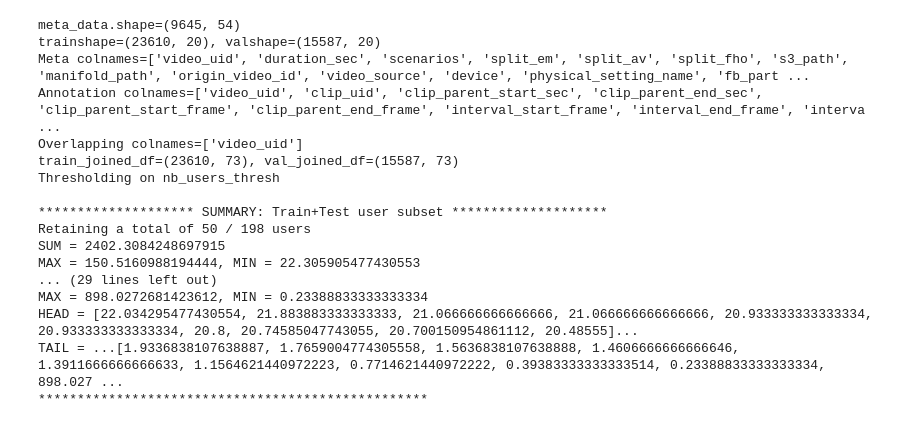
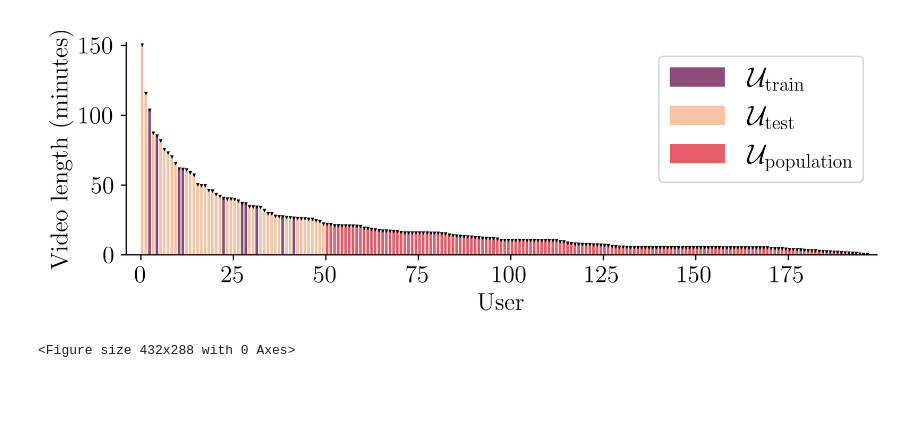
Before and after one commit to facebookresearch/EgocentricUserAdaptation, a Jupyter notebook: notebooks/plot_ego4d_stats.ipynb, the cells around one changed output. Cells and saved outputs as stored; diff of their text form; code cells hidden in the pictures; blank space fills up the shorter version.

```diff
--- a/notebooks/plot_ego4d_stats.ipynb
+++ b/notebooks/plot_ego4d_stats.ipynb
@@ -18,6 +18,10 @@ plt.rcParams['font.family'] = 'DeJavu Serif'
 plt.rcParams['font.serif'] = ['Times New Roman']
 plt.rcParams['font.size'] = 16
 # plt.rcParams.update(**font)
+
+# Use latex in mpl
+plt.rcParams['text.usetex'] = True
+plt.rcParams['text.latex.preamble'] = r'\usepackage{amsmath}' #for \text command
 
 parser = argparse.ArgumentParser(description="User split for ego4d LTA task.")
 parser.add_argument(
@@ -57,7 +61,7 @@ parser.add_argument(
 parser.add_argument(
     "--p_output_dir",
     help="Parent dir to output timestamped dir including plots and json splits.",
-    default="../imgs/notebooks",
+    default="../imgs/notebooks_new",
     type=str,
 )
 parser.add_argument(
@@ -205,26 +209,26 @@ def generate_usersplit_from_trainval(
     title = "Sum of clip video lengths (min) per user"
 
     # Get colors for train+test summary plot
-#     labels = ['Train', 'Test']
-#     include_nan_pretrain = False
-#     bar_colors =[ sns.color_palette("rocket")[1], sns.color_palette("rocket")[5]]
-#     y_axis = [list(train_sort_values), list(test_sort_values)]
-#     x_axis = [train_idxs, test_idxs]
-#     if len(pretrain_sort_values) > 0:
-#         x_offset = nb_traintest_users_subset
+    labels = [r'$\mathcal{U}_\text{train}$', r'$\mathcal{U}_\text{test}$']
+    include_nan_pretrain = False
+    bar_colors =[ sns.color_palette("rocket")[1], sns.color_palette("rocket")[5]]
+    y_axis = [list(train_sort_values), list(test_sort_values)]
+    x_axis = [train_idxs, test_idxs]
+    if len(pretrain_sort_values) > 0:
+        x_offset = nb_traintest_users_subset
 
-#         if include_nan_pretrain:
-#             y_axis.append(list(pretrain_sort_values))
-#             x_axis.append([idx for idx in range(x_offset, x_offset + len(pretrain_sort_values))])
-#         else:
-#             y_axis.append(list(pretrain_sort_values[:-1]))
-#             x_axis.append([idx for idx in range(x_offset, x_offset + len(pretrain_sort_values)-1)])
-#         bar_colors.append(sns.color_palette("rocket")[3])
-#         labels.append('Pretrain')
-#     plot_tag = 'TRAIN_TEST_PRETRAIN'
-#     plot_barchart(x_axis, y_axis, title=f'{plot_tag} {title}', ylabel=ylabel, legend_labels=labels,
-#                   xlabel=xlabel,
-#                   bar_colors=bar_colors, output_file=osp.join(output_dir, f'{plot_tag}_video_freq_plot.pdf'))
+        if include_nan_pretrain:
+            y_axis.append(list(pretrain_sort_values))
+            x_axis.append([idx for idx in range(x_offset, x_offset + len(pretrain_sort_values))])
+        else:
+            y_axis.append(list(pretrain_sort_values[:-1]))
+            x_axis.append([idx for idx in range(x_offset, x_offset + len(pretrain_sort_values)-1)])
+        bar_colors.append(sns.color_palette("rocket")[3])
+        labels.append(r'$\mathcal{U}_\text{population}$')
+    plot_tag = 'TRAIN_TEST_PRETRAIN'
+    plot_barchart(x_axis, y_axis, title=f'{plot_tag} {title}', ylabel=ylabel, legend_labels=labels,
+                  xlabel=xlabel,
+                  bar_colors=bar_colors, output_file=osp.join(output_dir, f'{plot_tag}_video_freq_plot.pdf'))
 
 #     y_axis = sorted(train_sort_values, reverse=True)
 #     x_axis = [idx for idx in range(len(train_sort_values))]
@@ -322,7 +326,7 @@ def summarize_clips_by_user(joined_df):
 def plot_barchart(x_axis: list[list], y_vals: list[list], title, ylabel, xlabel, y_labels=None, x_labels=None,
                   legend_labels=None,
                   grid=False, yerror: list[list] = None, bar_align='edge', bar_colors=None,
-                  figsize=(8, 4), log=False, interactive=False, x_minor_ticks=None, output_file=None):
+                  figsize=(8, 3), log=False, interactive=False, x_minor_ticks=None, output_file=None):
     max_val = max(el for y_l in y_vals for el in y_l)
     my_cmap = plt.get_cmap("plasma")
     fig = plt.figure(figsize=figsize, dpi=600)  # So all bars are visible!
@@ -343,7 +347,8 @@ def plot_barchart(x_axis: list[list], y_vals: list[list], title, ylabel, xlabel,
                  linestyle="", alpha=1, color="black")
 
     if legend_labels is not None:
-        plt.legend()
+        plt.legend(prop={'size': 18})
+
 
     if x_minor_ticks is not None:
         #         ax.set_xticks(major_ticks)
@@ -382,6 +387,7 @@ def plot_barchart(x_axis: list[list], y_vals: list[list], title, ylabel, xlabel,
 
 
     # Save
+    fig.tight_layout()
     if output_file is not None:
         fig.savefig(output_file, bbox_inches='tight')
         print(f"Saved plot: {output_file}")
@@ -409,47 +415,32 @@ def df_to_per_user_formatted_json(df, user_id_list, split, user_id_col_name):
             user_df = df.loc[df[user_id_col_name] == user_id]
             print(f"JSON includes user {user_id}, len={len(user_df)}")
 
         for _, row in user_df.iterrows():  # Iterate annotations for the user
             parsed_row = {}
             for idx, val in row.iteritems():  # Convert col values to dict style
                 key = idx
                 parsed_row[key] = val
 
             result['users'][parsed_user_id].append(parsed_row)
     return result
 
 
 
 # META DATA
 meta_data_file_path = "/fb-agios-acai-efs/Ego4D/ego4d_data/ego4d.json"
 
 # ANNOTATION DATA LTA
 annotation_file_dir = "/fb-agios-acai-efs/Ego4D/ego4d_data/v1/annotations"
 annotation_file_names = {'train': "fho_lta_train.json", 'val': 'fho_lta_val.json',
                          'test': 'fho_lta_test_unannotated.json'}
 train_annotation_file = osp.join(annotation_file_dir, annotation_file_names['train'])
 val_annotation_file = osp.join(annotation_file_dir, annotation_file_names['val'])
 
 generate_usersplit_from_trainval(
     meta_data_file_path,
     train_annotation_file,
     val_annotation_file,
 )
 # %% [output]
+[figure, added]
-meta_data.shape=(9645, 54)
-trainshape=(23610, 20), valshape=(15587, 20)
-Meta colnames=['video_uid', 'duration_sec', 'scenarios', 'split_em', 'split_av', 'split_fho', 's3_path', 'manifold_path', 'origin_video_id', 'video_source', 'device', 'physical_setting_name', 'fb_part ...
-Annotation colnames=['video_uid', 'clip_uid', 'clip_parent_start_sec', 'clip_parent_end_sec', 'clip_parent_start_frame', 'clip_parent_end_frame', 'interval_start_frame', 'interval_end_frame', 'interva ...
-Overlapping colnames=['video_uid']
-train_joined_df=(23610, 73), val_joined_df=(15587, 73)
-Thresholding on nb_users_thresh
-
-******************** SUMMARY: Train+Test user subset ********************
-Retaining a total of 50 / 198 users
-SUM = 2402.3084248697915
-MAX = 150.5160988194444, MIN = 22.305905477430553
-... (29 lines left out)
-MAX = 898.0272681423612, MIN = 0.23388833333333334
-HEAD = [22.034295477430554, 21.883883333333333, 21.066666666666666, 21.066666666666666, 20.933333333333334, 20.933333333333334, 20.8, 20.74585047743055, 20.700150954861112, 20.48555]...
-TAIL = ...[1.9336838107638887, 1.7659004774305558, 1.5636838107638888, 1.4606666666666646, 1.3911666666666633, 1.1564621440972223, 0.7714621440972222, 0.39383333333333514, 0.23388833333333334, 898.027 ...
-**************************************************
+<Figure size 432x288 with 0 Axes>
```
Also changed, not shown: 8 other files.
